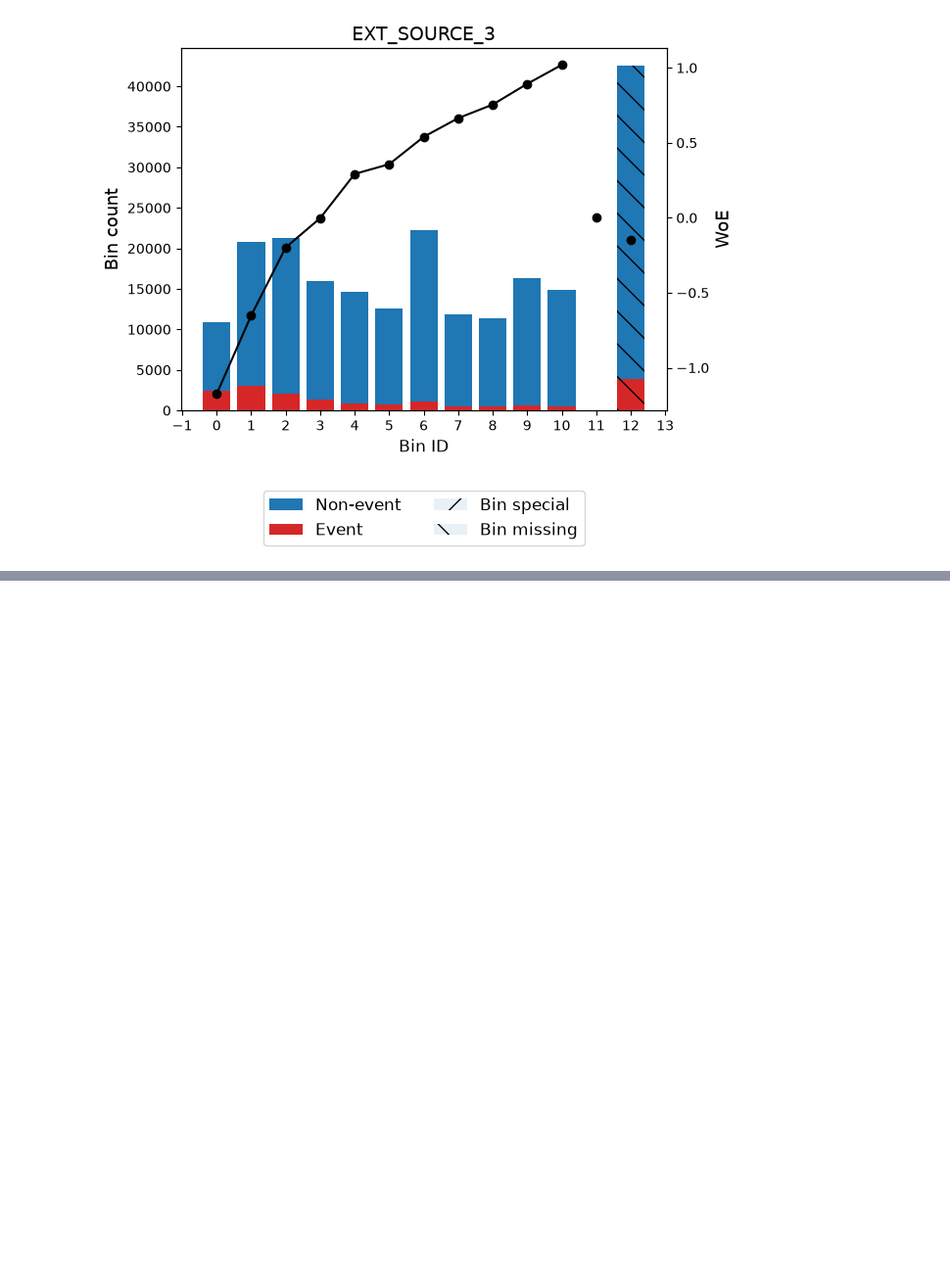
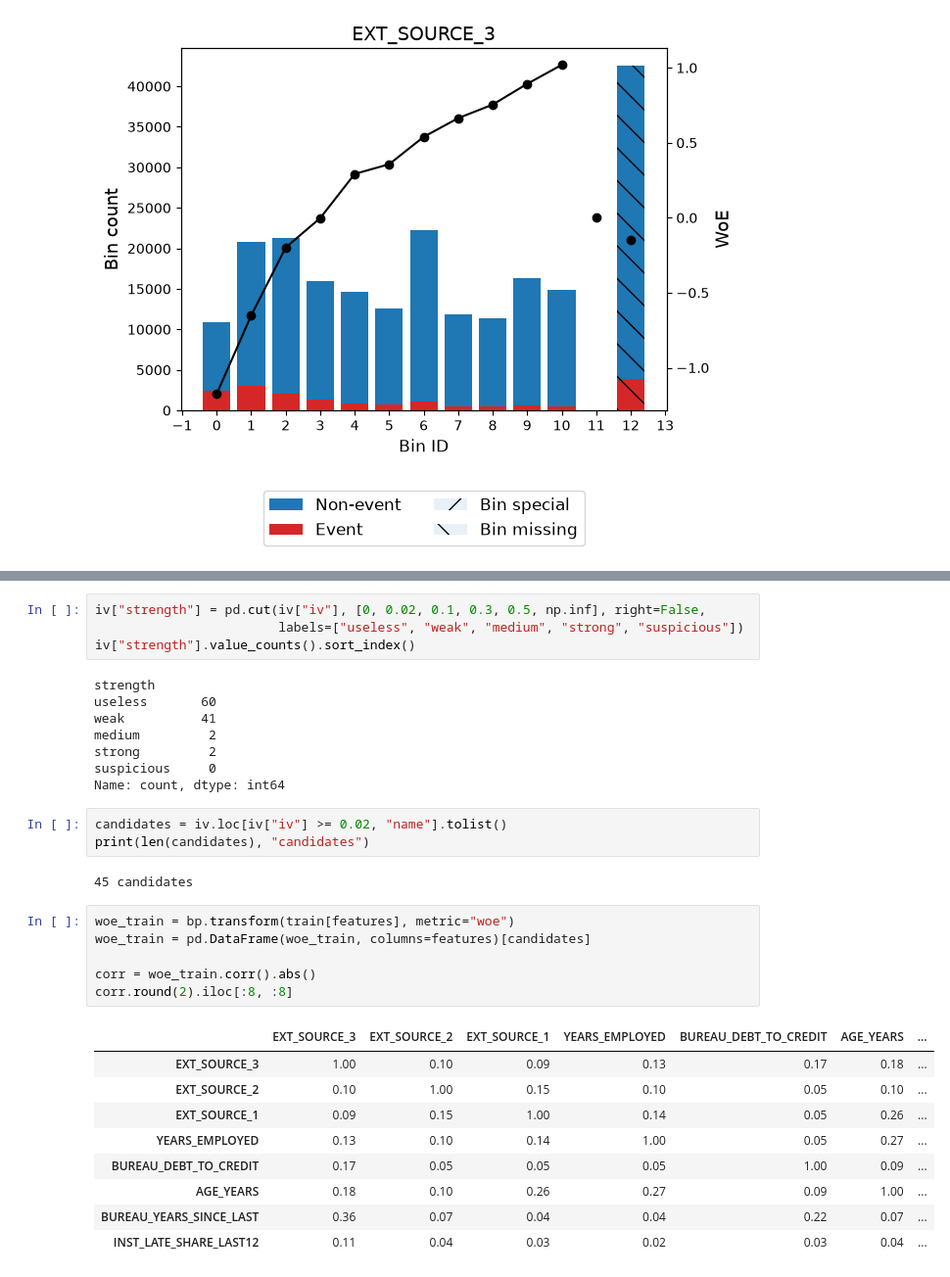
Before and after one commit to fizaaa86/Credit-risk-scorecard, a Jupyter notebook: notebooks/03_woe_binning.ipynb, the cells around one changed output, grey strips where cells are left out. Shown at 98% size. Drawn from its saved outputs; the diff is of its cells as text; blank space fills up the shorter version.

```diff
--- a/notebooks/03_woe_binning.ipynb
+++ b/notebooks/03_woe_binning.ipynb
@@ -74,0 +122,33 @@ optb.binning_table.plot(metric="woe")
+# %%
+iv["strength"] = pd.cut(iv["iv"], [0, 0.02, 0.1, 0.3, 0.5, np.inf], right=False,
+                        labels=["useless", "weak", "medium", "strong", "suspicious"])
+iv["strength"].value_counts().sort_index()
+# %% [output]
+strength
+useless       60
+weak          41
+medium         2
+strong         2
+suspicious     0
+Name: count, dtype: int64
+# %%
+candidates = iv.loc[iv["iv"] >= 0.02, "name"].tolist()
+print(len(candidates), "candidates")
+# %% [output]
+45 candidates
+# %%
+woe_train = bp.transform(train[features], metric="woe")
+woe_train = pd.DataFrame(woe_train, columns=features)[candidates]
+
+corr = woe_train.corr().abs()
+corr.round(2).iloc[:8, :8]
+# %% [output]
+|  | EXT_SOURCE_3 | EXT_SOURCE_2 | EXT_SOURCE_1 | YEARS_EMPLOYED | BUREAU_DEBT_TO_CREDIT | AGE_YEARS | ... |
+| EXT_SOURCE_3 | 1.00 | 0.10 | 0.09 | 0.13 | 0.17 | 0.18 | ... |
+| EXT_SOURCE_2 | 0.10 | 1.00 | 0.15 | 0.10 | 0.05 | 0.10 | ... |
+| EXT_SOURCE_1 | 0.09 | 0.15 | 1.00 | 0.14 | 0.05 | 0.26 | ... |
+| YEARS_EMPLOYED | 0.13 | 0.10 | 0.14 | 1.00 | 0.05 | 0.27 | ... |
+| BUREAU_DEBT_TO_CREDIT | 0.17 | 0.05 | 0.05 | 0.05 | 1.00 | 0.09 | ... |
+| AGE_YEARS | 0.18 | 0.10 | 0.26 | 0.27 | 0.09 | 1.00 | ... |
+| BUREAU_YEARS_SINCE_LAST | 0.36 | 0.07 | 0.04 | 0.04 | 0.22 | 0.07 | ... |
+| INST_LATE_SHARE_LAST12 | 0.11 | 0.04 | 0.03 | 0.02 | 0.03 | 0.04 | ... |
```
Also changed, not shown: parts of 7 cells of this notebook, 2 other files.
